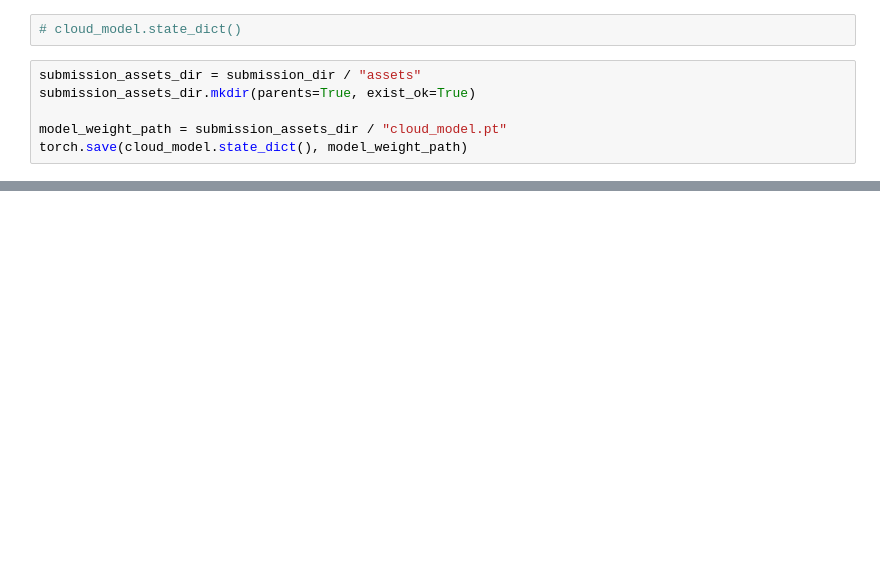
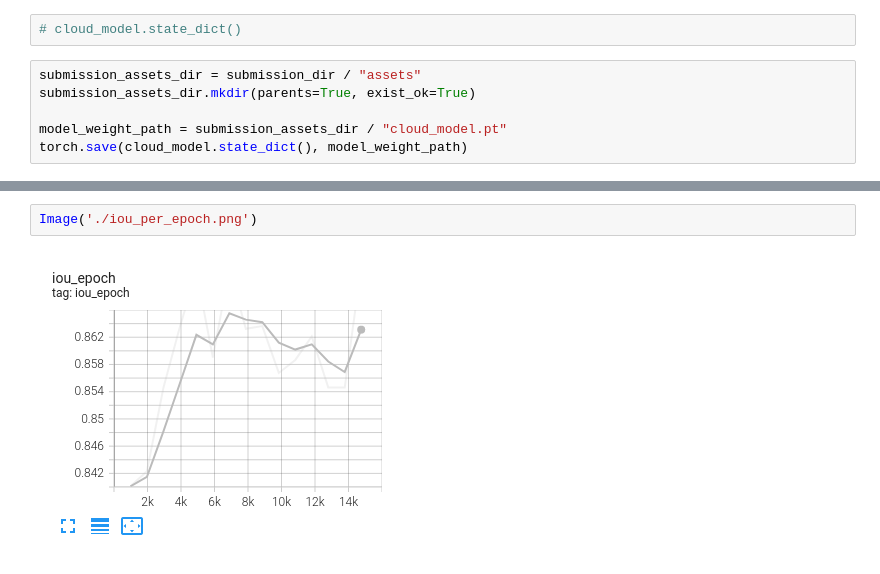
Before and after one commit to KennSmithDS/drivendata_cloud_competition, a Jupyter notebook: cloud_benchmark.ipynb, the cells around one changed output, grey strips where cells are left out. Drawn from its saved outputs; the diff is of its cells as text; blank space fills up the shorter version.

```diff
--- a/cloud_benchmark.ipynb
+++ b/cloud_benchmark.ipynb
@@ -442,0 +508,4 @@ torch.save(cloud_model.state_dict(), model_weight_path)
+# %%
+Image('./iou_per_epoch.png')
+# %% [output]
+[figure, added]
```
Also changed, not shown: parts of 53 cells of this notebook, 6 other files.
